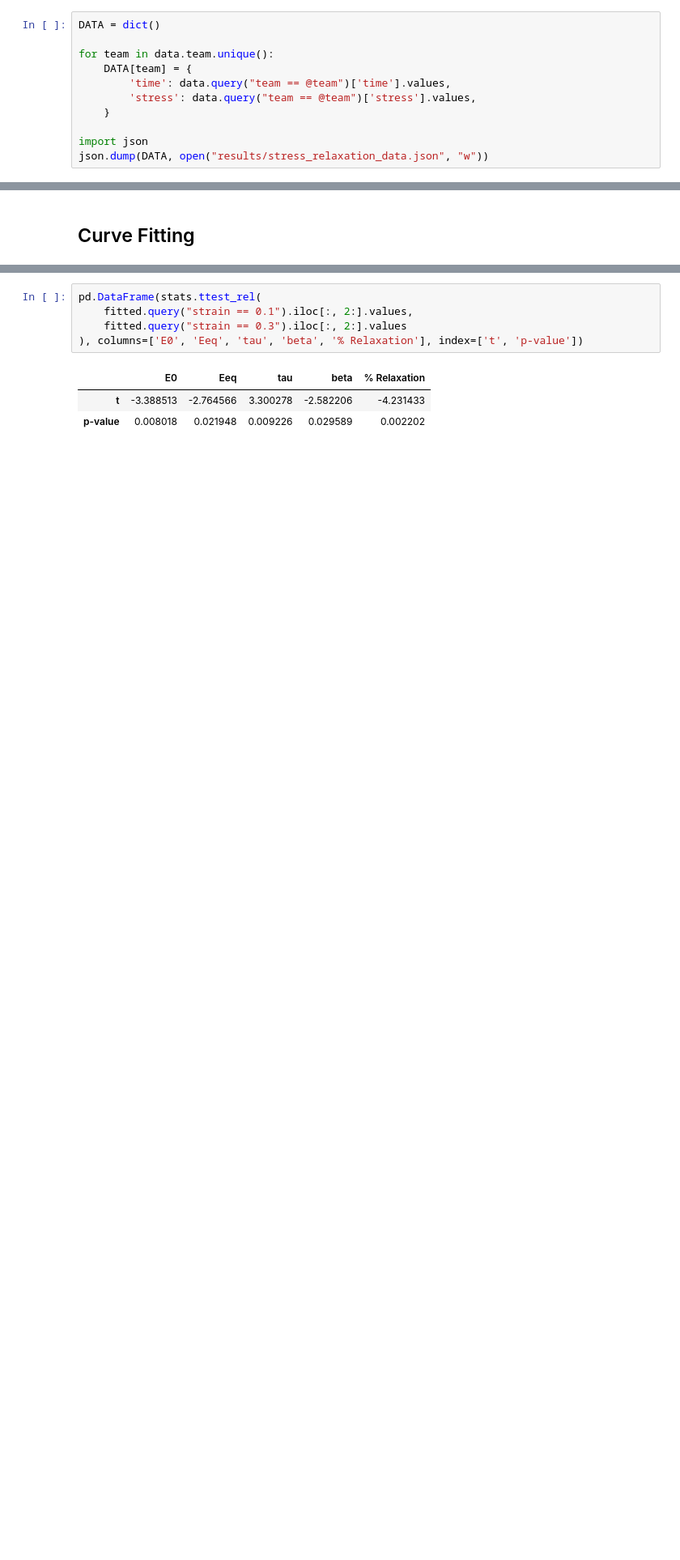
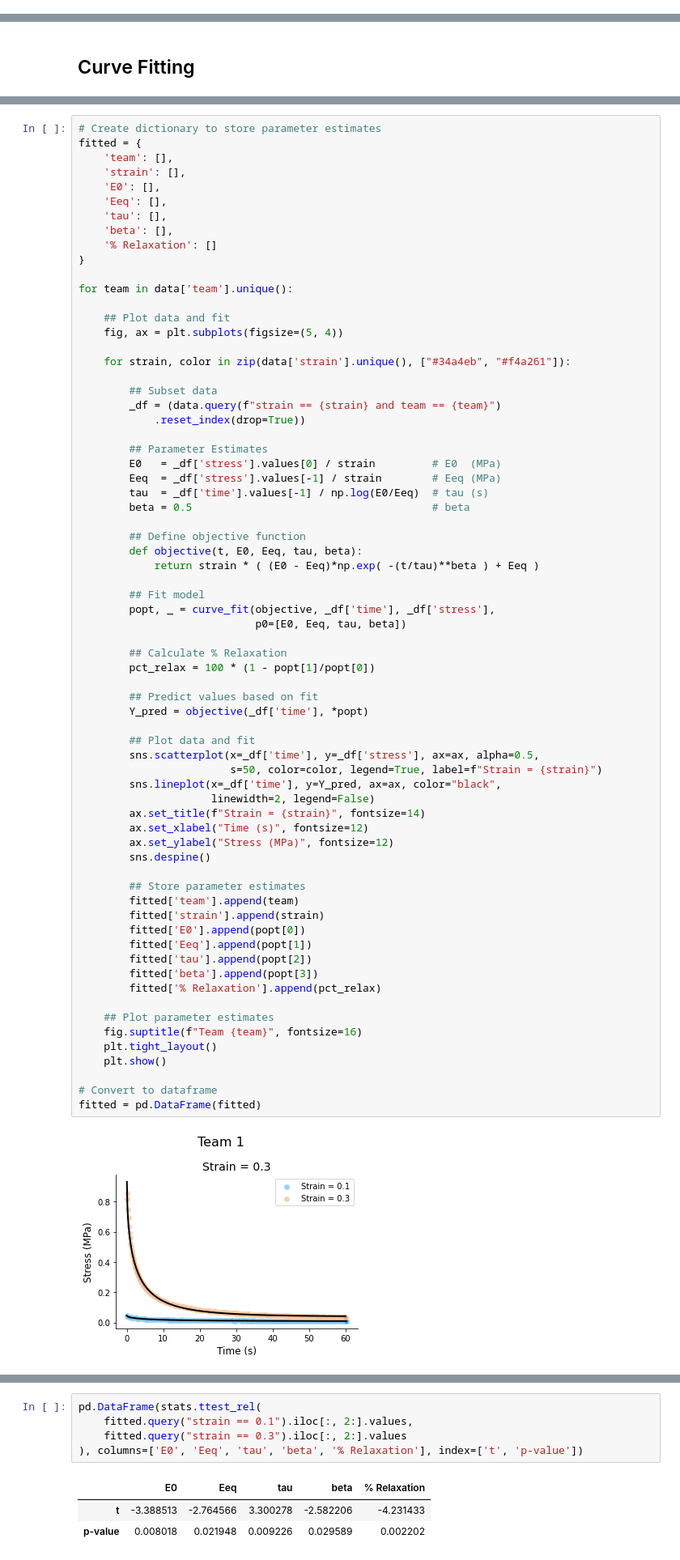
Before and after one commit to Kabilan108/drexel-coursework, a Jupyter notebook: bmes301/lab3/Data Analysis.ipynb, the cells around one changed output, grey strips where cells are left out. Shown at 81% size. Saved outputs shown, nothing was run; the diff lists cells and outputs as text; blank space fills up the shorter version.

Commit message:
Add figures with both strains on same axes

```diff
--- a/bmes301/lab3/Data Analysis.ipynb
+++ b/bmes301/lab3/Data Analysis.ipynb
@@ -76,14 +76,3 @@ datapath = Path("data")
 # %%
 # Load data
 data = pd.read_csv("results/stress_relaxation_data.csv")
-# %%
-DATA = dict()
-
-for team in data.team.unique():
-    DATA[team] = {
-        'time': data.query("team == @team")['time'].values,
-        'stress': data.query("team == @team")['stress'].values,
-    }
-
-import json
-json.dump(DATA, open("results/stress_relaxation_data.json", "w"))
@@ -191,0 +150,71 @@ fitted = pd.DataFrame(fitted)
+# %%
+# Create dictionary to store parameter estimates
+fitted = {
+    'team': [],
+    'strain': [],
+    'E0': [],
+    'Eeq': [],
+    'tau': [],
+    'beta': [],
+    '% Relaxation': []
+}
+
+for team in data['team'].unique():
+
+    ## Plot data and fit
+    fig, ax = plt.subplots(figsize=(5, 4))
+
+    for strain, color in zip(data['strain'].unique(), ["#34a4eb", "#f4a261"]):
+
+        ## Subset data
+        _df = (data.query(f"strain == {strain} and team == {team}")
+            .reset_index(drop=True))
+
+        ## Parameter Estimates
+        E0   = _df['stress'].values[0] / strain         # E0  (MPa)
+        Eeq  = _df['stress'].values[-1] / strain        # Eeq (MPa)
+        tau  = _df['time'].values[-1] / np.log(E0/Eeq)  # tau (s)
+        beta = 0.5                                      # beta
+
+        ## Define objective function
+        def objective(t, E0, Eeq, tau, beta):
+            return strain * ( (E0 - Eeq)*np.exp( -(t/tau)**beta ) + Eeq )
+
+        ## Fit model
+        popt, _ = curve_fit(objective, _df['time'], _df['stress'],
+                            p0=[E0, Eeq, tau, beta])
+
+        ## Calculate % Relaxation
+        pct_relax = 100 * (1 - popt[1]/popt[0])
+
+        ## Predict values based on fit
+        Y_pred = objective(_df['time'], *popt)
+
+        ## Plot data and fit
+        sns.scatterplot(x=_df['time'], y=_df['stress'], ax=ax, alpha=0.5,
+                        s=50, color=color, legend=True, label=f"Strain = {strain}")
+        sns.lineplot(x=_df['time'], y=Y_pred, ax=ax, color="black",
+                     linewidth=2, legend=False)
+        ax.set_title(f"Strain = {strain}", fontsize=14)
+        ax.set_xlabel("Time (s)", fontsize=12)
+        ax.set_ylabel("Stress (MPa)", fontsize=12)
+        sns.despine()
+
+        ## Store parameter estimates
+        fitted['team'].append(team)
+        fitted['strain'].append(strain)
+        fitted['E0'].append(popt[0])
+        fitted['Eeq'].append(popt[1])
+        fitted['tau'].append(popt[2])
+        fitted['beta'].append(popt[3])
+        fitted['% Relaxation'].append(pct_relax)
+
+    ## Plot parameter estimates
+    fig.suptitle(f"Team {team}", fontsize=16)
+    plt.tight_layout()
+    plt.show()
+
+# Convert to dataframe
+fitted = pd.DataFrame(fitted)
+# %% [output]
+[figure, added]
```
Also changed, not shown: parts of 3 cells of this notebook.
